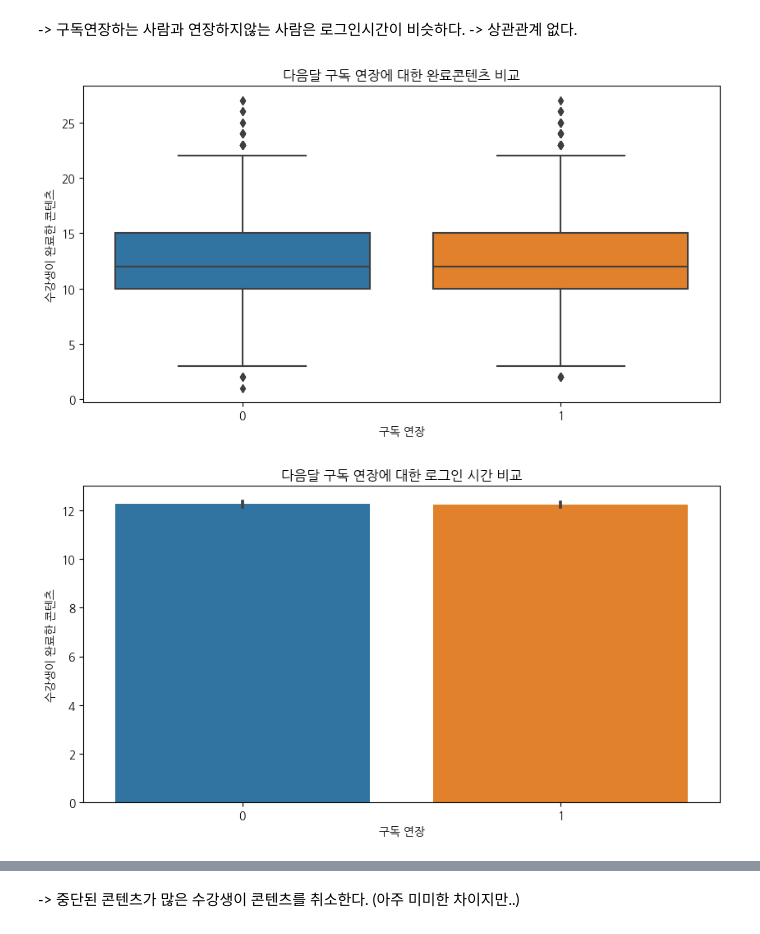
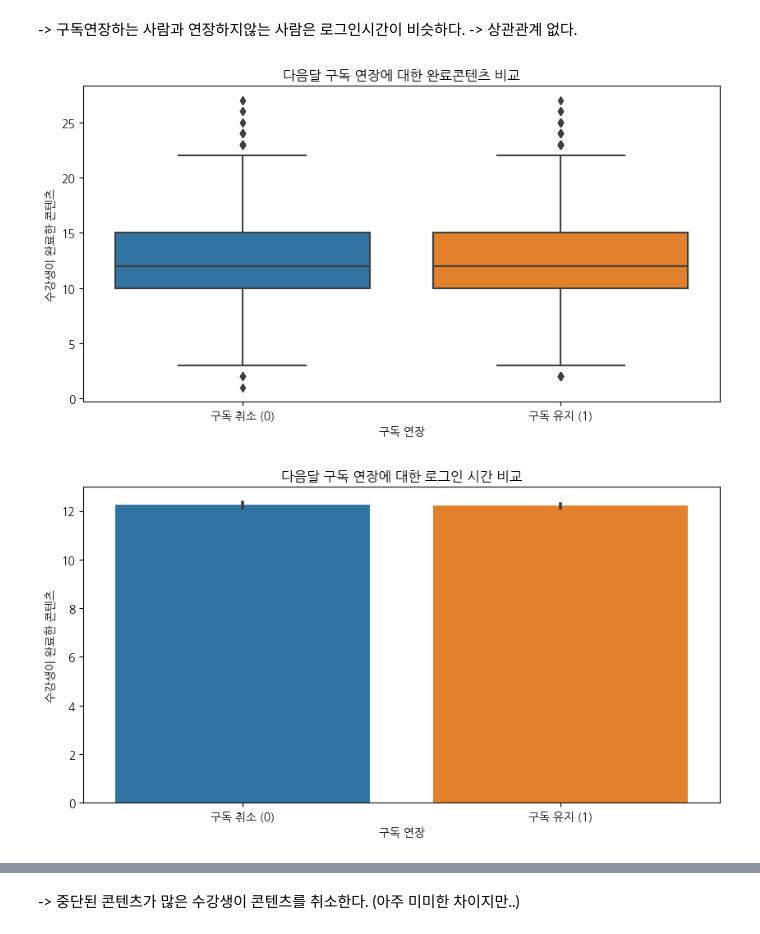
Before and after one commit to kimsumin-creat/wassup3, a Jupyter notebook: 05_Data_Analysis/DA_Mini_Project.ipynb, the cells around one changed output, grey strips where cells are left out. Cells and saved outputs as stored; diff of their text form; code cells hidden in the pictures.

```diff
--- a/05_Data_Analysis/DA_Mini_Project.ipynb
+++ b/05_Data_Analysis/DA_Mini_Project.ipynb
@@ -187,21 +189,25 @@ plt.show()
 # %%
 plt.figure(figsize=(10, 5))
 sns.boxplot(x='target', y='total_completed_courses', data=mini)
 plt.title('다음달 구독 연장에 대한 완료콘텐츠 비교')
 plt.xlabel('구독 연장')
 plt.ylabel('수강생이 완료한 콘텐츠')
+plt.xticks([0, 1], ['구독 취소 (0)', '구독 유지 (1)'])
+
 plt.show()
 # %% [output]
-[figure, old version]
+[figure, new version]
 # %%
 plt.figure(figsize=(10, 5))
 sns.barplot(x='target', y='total_completed_courses', data=mini)
 plt.title('다음달 구독 연장에 대한 로그인 시간 비교')
 plt.xlabel('구독 연장')
 plt.ylabel('수강생이 완료한 콘텐츠')
+plt.xticks([0, 1], ['구독 취소 (0)', '구독 유지 (1)'])
+
 plt.show()
 # %% [output]
-[figure, old version]
+[figure, new version]
 # %%
 plt.figure(figsize=(10, 5))
 sns.barplot(x='target', y='total_completed_courses', data=mini)
```
Also changed, not shown: parts of 12 cells of this notebook.
